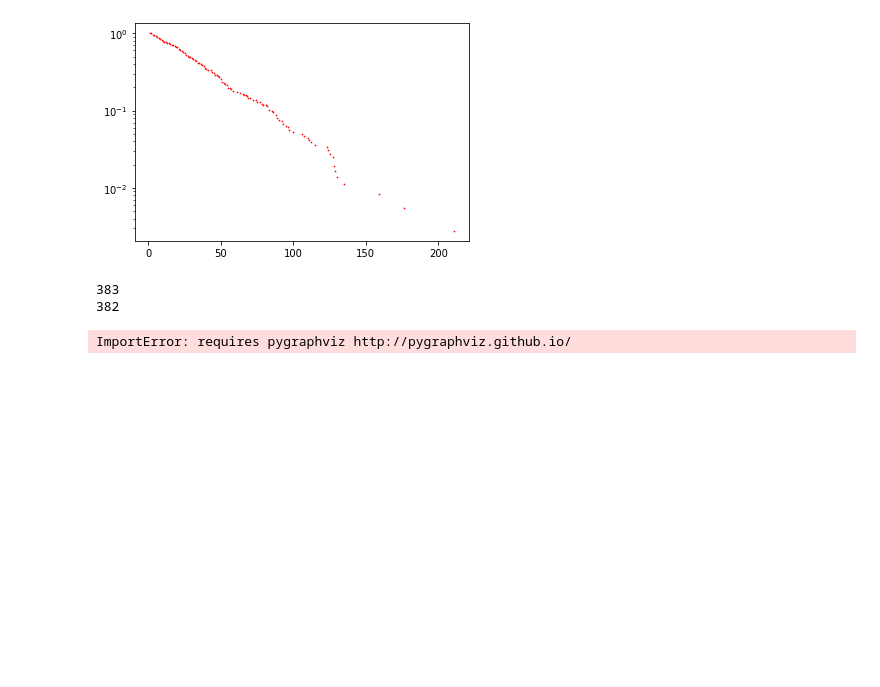
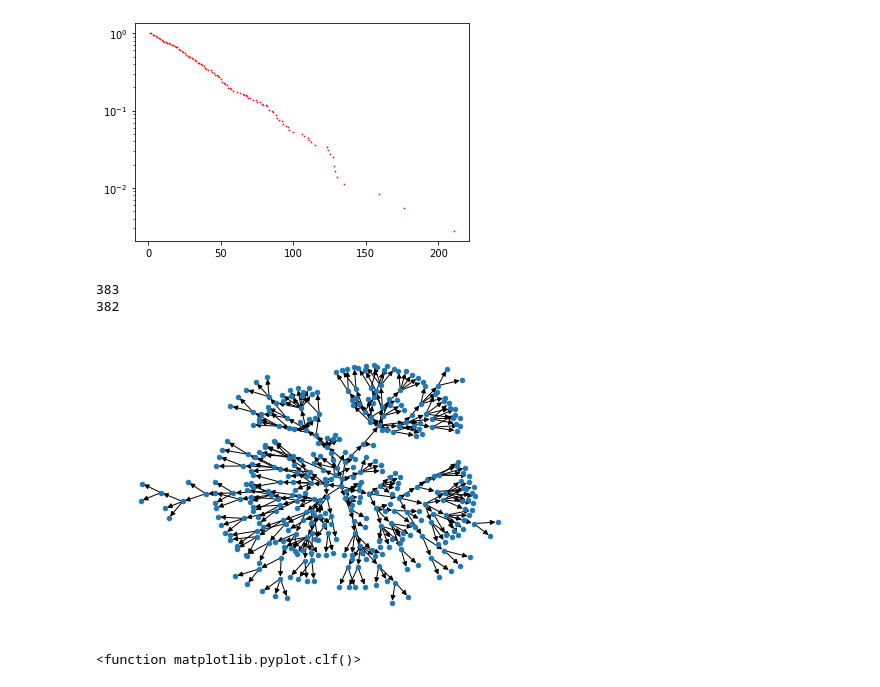
Before and after one commit to runtime-terror101/Network-architecture-of-the-long-distance-pathways-in-the-macaque-brain, a Jupyter notebook: NS Project.ipynb, the cells around one changed output. Cells and saved outputs as stored; diff of their text form; code cells hidden in the pictures; blank space fills up the shorter version.

```diff
--- a/NS Project.ipynb
+++ b/NS Project.ipynb
@@ -142,8 +142,9 @@ print(len(hierarchy.edges))
 382
 # %%
 pos = nx.nx_agraph.graphviz_layout(hierarchy)
-nx.draw(hierarchy, pos=pos,node_size = 30)
+nx.draw(hierarchy, pos=pos,node_size = 20)
 plt.show()
 plt.clf
 # %% [output]
+[figure, added]
-ImportError: requires pygraphviz http://pygraphviz.github.io/
+<function matplotlib.pyplot.clf()>
```
Also changed, not shown: parts of 1 cell of this notebook, 1 other file.
